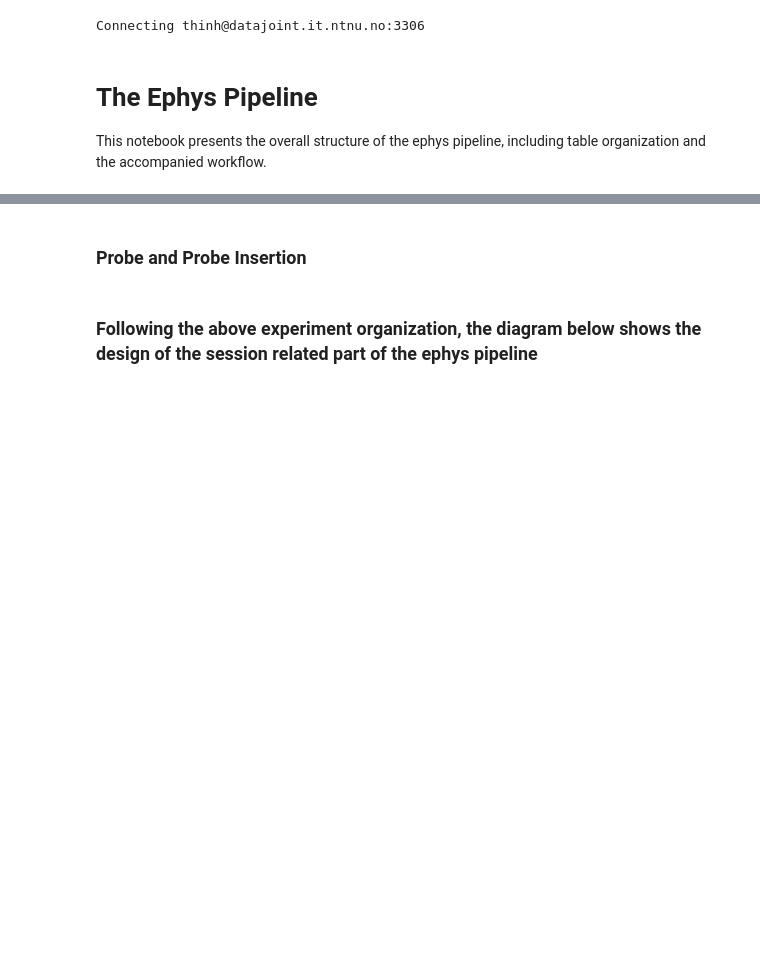
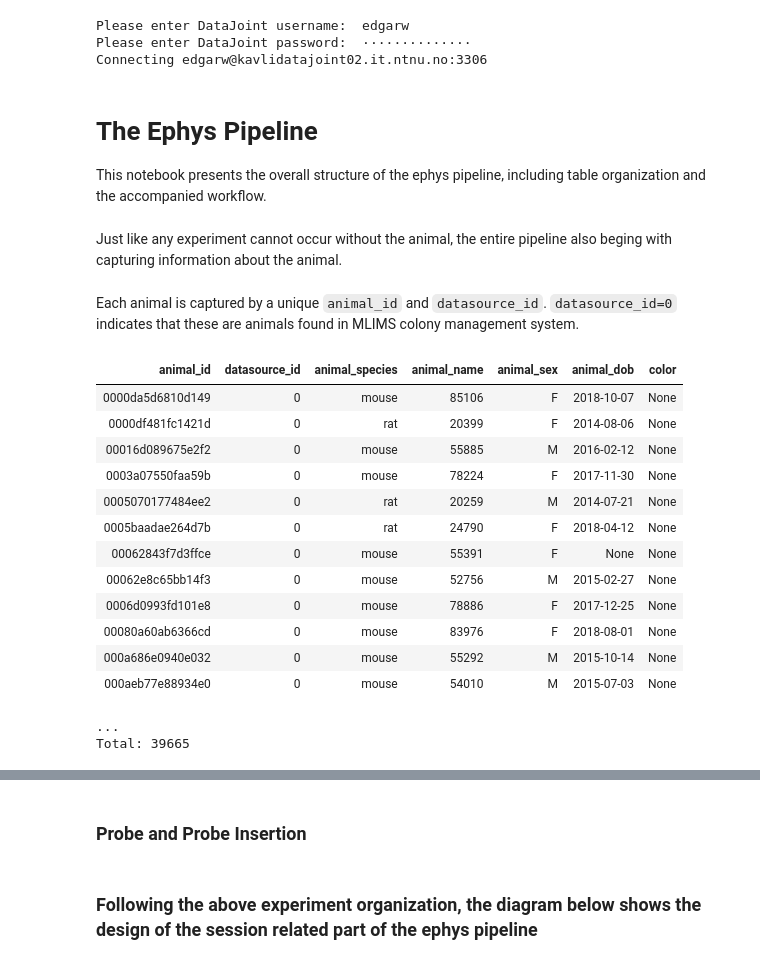
Before and after one commit to kavli-ntnu/dj-docs, a Jupyter notebook: notebooks/The_Ephys_Pipeline.ipynb, the cells around one changed output, grey strips where cells are left out. Cells and saved outputs as stored; diff of their text form; code cells hidden in the pictures; blank space fills up the shorter version.

Commit message:
WIP change for the Ephys pipeline notes

```diff
--- a/notebooks/The_Ephys_Pipeline.ipynb
+++ b/notebooks/The_Ephys_Pipeline.ipynb
@@ -2,12 +2,41 @@
 import os
 import datajoint as dj
 import pathlib
+# %%
+dj.config['database.host'] = 'kavlidatajoint02.it.ntnu.no'
+# %%
+dj.config['custom'] = {'mlims.database': 'prod_mlims_data'}
 # %%
 from ephys import reference, acquisition, tracking, behavior, ephys, analysis
-mlims = dj.create_virtual_module('mlims', dj.config['custom'].get('mlims.database'))
 # %% [output]
-Connecting thinh@datajoint.it.ntnu.no:3306
+Please enter DataJoint username:  edgarw
+Please enter DataJoint password:  ··············
+Connecting edgarw@kavlidatajoint02.it.ntnu.no:3306
+# %%
+mlims = dj.create_virtual_module('mlims', dj.config['custom'].get('mlims.database', 'prod_mlims_data'))
 # %% [markdown]
 # The Ephys Pipeline
 
 This notebook presents the overall structure of the ephys pipeline, including table organization and the accompanied workflow.
+# %% [markdown]
+Just like any experiment cannot occur without the animal, the entire pipeline also beging with capturing information about the animal.
+# %% [markdown]
+Each animal is captured by a unique `animal_id` and `datasource_id`. `datasource_id=0` indicates that these are animals found in MLIMS colony management system.
+# %%
+mlims.Animal()
+# %% [output]
+| animal_id | datasource_id | animal_species | animal_name | animal_sex | animal_dob | color |
+| 0000da5d6810d149 | 0 | mouse | 85106 | F | 2018-10-07 | None |
+| 0000df481fc1421d | 0 | rat | 20399 | F | 2014-08-06 | None |
+| 00016d089675e2f2 | 0 | mouse | 55885 | M | 2016-02-12 | None |
+| 0003a07550faa59b | 0 | mouse | 78224 | F | 2017-11-30 | None |
+| 0005070177484ee2 | 0 | rat | 20259 | M | 2014-07-21 | None |
+| 0005baadae264d7b | 0 | rat | 24790 | F | 2018-04-12 | None |
+| 00062843f7d3ffce | 0 | mouse | 55391 | F | None | None |
+| 00062e8c65bb14f3 | 0 | mouse | 52756 | M | 2015-02-27 | None |
+| 0006d0993fd101e8 | 0 | mouse | 78886 | F | 2017-12-25 | None |
+| 00080a60ab6366cd | 0 | mouse | 83976 | F | 2018-08-01 | None |
+| 000a686e0940e032 | 0 | mouse | 55292 | M | 2015-10-14 | None |
+| 000aeb77e88934e0 | 0 | mouse | 54010 | M | 2015-07-03 | None |
+...
+Total: 39665
```
Also changed, not shown: parts of 24 cells of this notebook.
